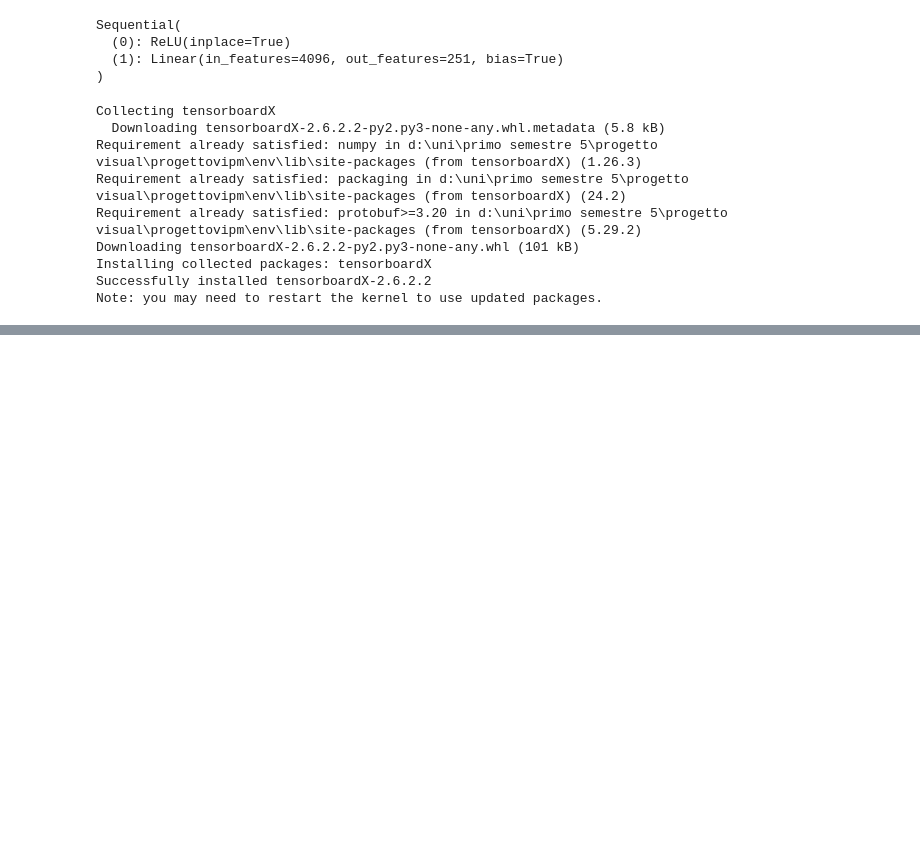
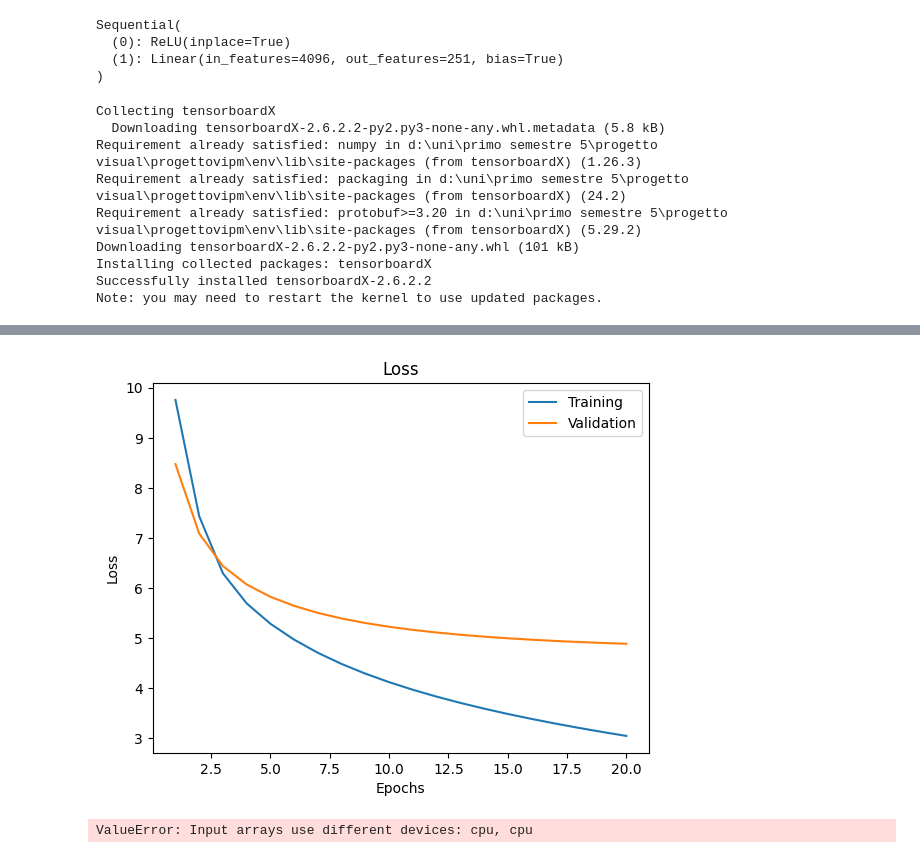
Before and after one commit to Adri261/progettoVIPM, a Jupyter notebook: Transfer_Learning/transfer-learning-with-alexnet.ipynb, the cells around one changed output, grey strips where cells are left out. Drawn from its saved outputs; the diff is of its cells as text; code cells hidden in the pictures; blank space fills up the shorter version.

Commit message:
sistemate funzioni per allenamento reti, creato funzioni per accuracy dei modelli neurali e grafici di loss

```diff
--- a/Transfer_Learning/transfer-learning-with-alexnet.ipynb
+++ b/Transfer_Learning/transfer-learning-with-alexnet.ipynb
@@ -389,7 +388,7 @@ def train_one_epoch(epoch_index, tb_writer, training_loader, model, loss_functio
 
         # Compute the loss and its gradients
         loss = loss_function(outputs, labels)
-        avg_batch_loss += loss
+        avg_batch_loss += loss.item()
         loss.backward()
 
         # Adjust learning weights
@@ -409,19 +408,21 @@ def train_one_epoch(epoch_index, tb_writer, training_loader, model, loss_functio
 # %%
 from datetime import datetime
 from tensorboardX import SummaryWriter
+from IPython.display import clear_output
 def train_model(training_loader, validation_loader, n_epochs, model, loss_function, optimizer):
     timestamp = datetime.now().strftime('%Y%m%d_%H%M%S')
     writer = SummaryWriter('runs/fashion_trainer_{}'.format(timestamp))
 
     epoch_number = 0
 
-    EPOCHS = n_epochs
 
     best_vloss = 1_000_000.
 
-    losses = np.zeros(EPOCHS)
+    losses = np.empty((n_epochs,2))
 
-    for i, epoch in range(EPOCHS):
+
+    for epoch in range(n_epochs):
+        clear_output(wait=True)
         print('EPOCH {}:'.format(epoch_number + 1))
 
         # Make sure gradient tracking is on, and do a pass over the data
@@ -440,11 +441,11 @@ def train_model(training_loader, validation_loader, n_epochs, model, loss_functi
                 vinputs, vlabels = vdata
                 voutputs = model(vinputs)
                 vloss = loss_function(voutputs, vlabels)
-                running_vloss += vloss
+                running_vloss += vloss.item()
 
         avg_vloss = running_vloss / (i + 1)
-        losses[i] = [avg_loss, avg_vloss]
-        print('LOSS train {} valid {}'.format(avg_loss, avg_vloss))
+        losses[epoch_number] = [avg_loss, avg_vloss]
+        print('LOSS: train {}; valid {}'.format(avg_loss, avg_vloss))
 
         # Log the running loss averaged per batch
         # for both training and validation
@@ -462,5 +463,6 @@ def train_model(training_loader, validation_loader, n_epochs, model, loss_functi
         epoch_number += 1
     return model, losses
 # %%
-losses, trained_model = train_model(training_loader, validation_loader, n_epochs=5,
+
+trained_model, losses = train_model(training_loader, validation_loader, n_epochs=20,
                                     model=model, loss_function=loss_function, optimizer=optimizer)
@@ -466,0 +472,29 @@ losses, trained_model = train_model(training_loader, validation_loader, n_epochs
+# %%
+def plot_loss(history):
+  x_plot = list(range(1,len(history)+1))
+  plt.figure()
+  plt.title("Loss")
+  plt.xlabel('Epochs')
+  plt.ylabel('Loss')
+  plt.plot(x_plot, history[:,0])
+  plt.plot(x_plot, history[:,1])
+  plt.legend(['Training', 'Validation'])
+
+# print(losses)
+plot_loss(losses)
+# %% [output]
+[figure, added]
+# %%
+trained_model.eval()
+
+predictions = np.zeros(len(test_loader))
+# Disable gradient computation and reduce memory consumption.
+with torch.no_grad():
+    for i, test_data in tqdm(enumerate(test_loader)):
+        test_features, test_labels = test_data
+        predictions[i] = np.argmax(np.array(trained_model(test_features).cpu()))
+y_test = np.array(y_test.cpu())
+accuracy = accuracy_score(y_test, predictions)
+print("Accuracy: {}".format(accuracy))
+# %% [output]
+ValueError: Input arrays use different devices: cpu, cpu
```
Also changed, not shown: parts of 2 cells of this notebook, 42 other files.
